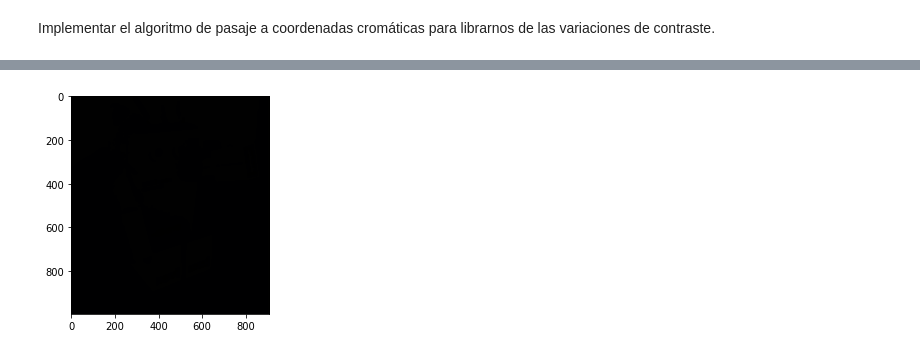
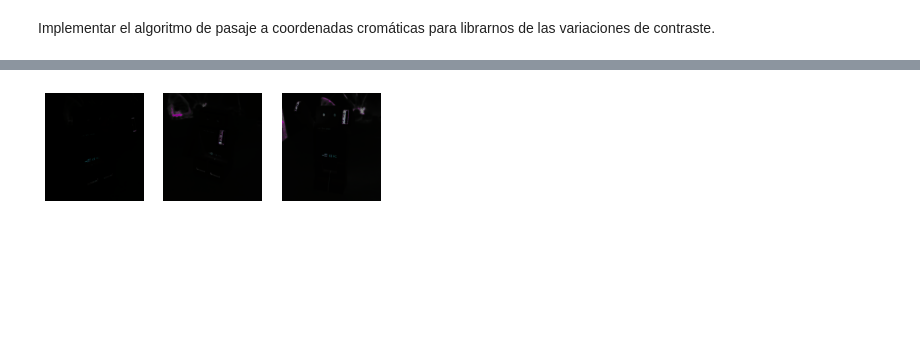
Before and after one commit to Oks11111/TP_Entrega_vision_por_computadora_1, a Jupyter notebook: TP1_1.ipynb, the cells around one changed output, grey strips where cells are left out. Cells and saved outputs as stored; diff of their text form; code cells hidden in the pictures; blank space fills up the shorter version.

```diff
--- a/TP1_1.ipynb
+++ b/TP1_1.ipynb
@@ -84,19 +60,21 @@ plt.show()
 # Funcion de pasaje a coordenadas cromaticas
 
 def crom(r,g,b):
-    #r=np.asarray(r)
-    #g=np.asarray(g)
-    #b=np.asarray(b)
+
     n=cv.add(r,g,b)
-    control=cv.merge([r,g,b])
-    rn=cv.divide(r,n)
-    gn=cv.divide(g,n)
-    bn=cv.divide(b,n)
-    mod=np.concatenate((rn,gn,bn),axis=1)
-    img=cv.merge([rn,gn,bn]) ## por alguna razon entrega una imagen negra
-    #img=cv.add(rn,gn,bn)
-    return(n,mod,img,control)
+    rn=cv.divide(255*r,n)
+    gn=cv.divide(255*g,n)
+    bn=cv.divide(255*b,n)
+
+
+    rn[np.isnan(rn)] = 0
+    gn[ np.isnan(gn)] = 0
+    rn[np.isnan(rn)] = 0
+    img=cv.merge([rn,gn,bn])
+    #np.clip(img, 0, 255)   # Clip trunca a lo que se le diga (0 a 255)
+    img=np.clip(img, 0, 255).astype('uint8') # Hay que castear a 8 bits
+    return(n,img)
 # %%
-n1,mod1,img1,control1=crom(r1,g1,b1)
-n2,mod2,img2,control2=crom(r2,g2,b2)
-n3,mod3,img3,control3=crom(r3,g3,b3)
+n1,im1=crom(r1,g1,b1)
+n2,im2=crom(r2,g2,b2)
+n3,im3=crom(r3,g3,b3)
@@ -120,7 +81,14 @@ plt.imshow(img1)
-# %%
-
-image2 = cv.cvtColor(img1.astype('uint8'), cv.COLOR_HSV2RGB)
-plt.imshow(image2[:,:,::-1])
-plt.show()
-# %% [output]
-[figure, removed]
+# %%
+fig = plt.figure()
+fig1 = plt.subplot(131)
+fig1.imshow(im1)
+fig1.axis("off")
+fig2 = plt.subplot(132)
+fig2.imshow(im2)
+fig2.axis("off")
+fig3 = plt.subplot(133)
+fig3.imshow(im3)
+fig3.axis("off")
+plt.show()
+# %% [output]
+[figure, added]
```
Also changed, not shown: parts of 4 cells of this notebook, 2 other files.
